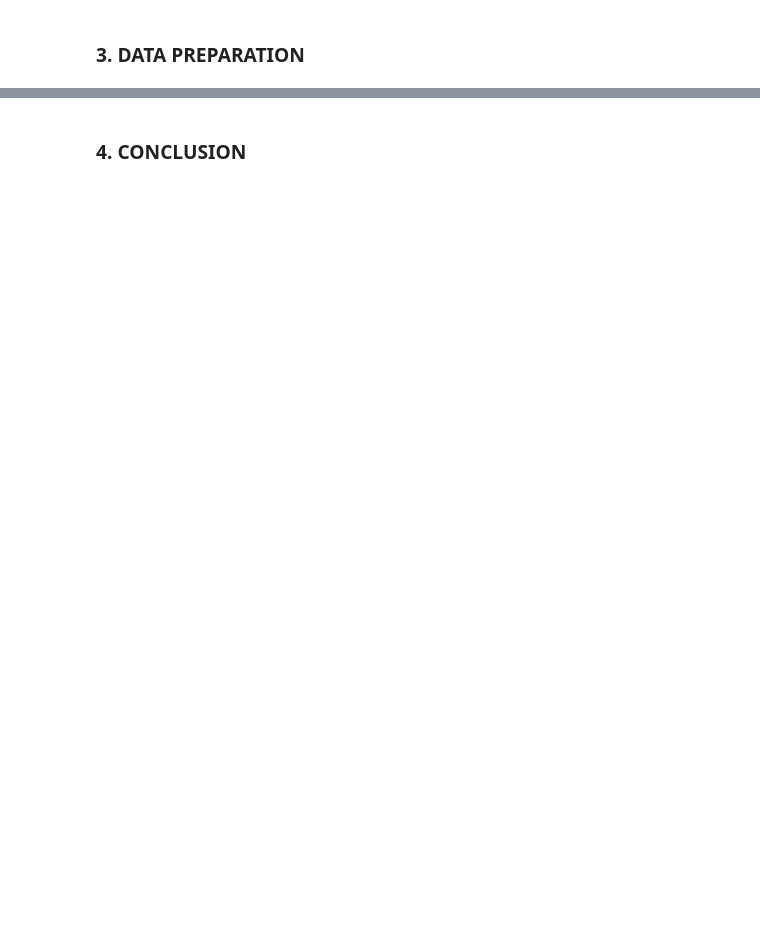
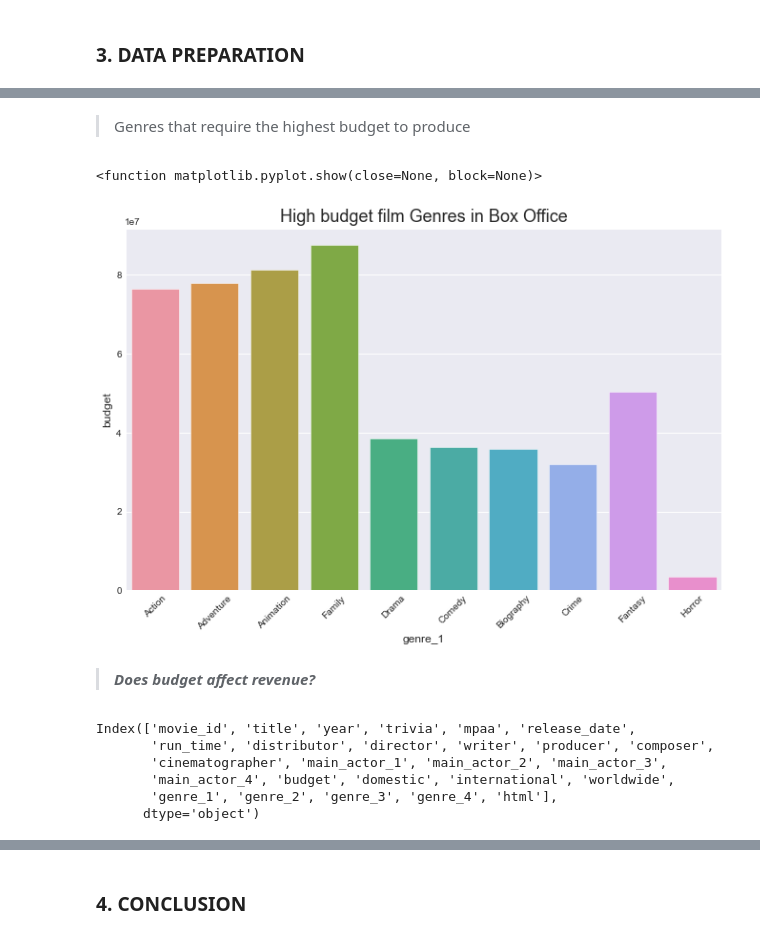
Before and after one commit to BeverlyWairimu/Film-industry-project, a Jupyter notebook: Project.ipynb, the cells around one changed output, grey strips where cells are left out. Drawn from its saved outputs; the diff is of its cells as text; code cells hidden in the pictures; blank space fills up the shorter version.

```diff
--- a/Project.ipynb
+++ b/Project.ipynb
@@ -31,0 +294,4 @@ from scipy.stats import norm
+# %%
+#dataframe in descending order of budget
+box_office=df.sort_values(by="budget", ascending= False)
+box_office
@@ -31,0 +437,35 @@ from scipy.stats import norm
+# %% [markdown]
+> Genres that require the highest budget to produce
+# %%
+sns.set_style("darkgrid")
+
+#graphical respresentation of missing value
+ax, bar= plt.subplots(figsize=(10,7))
+
+#barchart using seaborn
+sns.barplot(x=box_office['genre_1'] , y=box_office['budget'], ci=None)
+
+#label the axis
+plt.xlabel=('Genre')
+plt.ylabel=('Film budget')
+plt.xticks( rotation= "45")
+
+#title
+plt.title("High budget film Genres in Box Office", fontsize = 18)
+
+#display the graph
+plt.show
+# %% [output]
+<function matplotlib.pyplot.show(close=None, block=None)>
+[figure, added]
+# %% [markdown]
+> ***Does budget affect revenue?***
+# %%
+df.columns
+# %% [output]
+Index(['movie_id', 'title', 'year', 'trivia', 'mpaa', 'release_date',
+       'run_time', 'distributor', 'director', 'writer', 'producer', 'composer',
+       'cinematographer', 'main_actor_1', 'main_actor_2', 'main_actor_3',
+       'main_actor_4', 'budget', 'domestic', 'international', 'worldwide',
+       'genre_1', 'genre_2', 'genre_3', 'genre_4', 'html'],
+      dtype='object')
```
Also changed, not shown: parts of 110 cells of this notebook.
